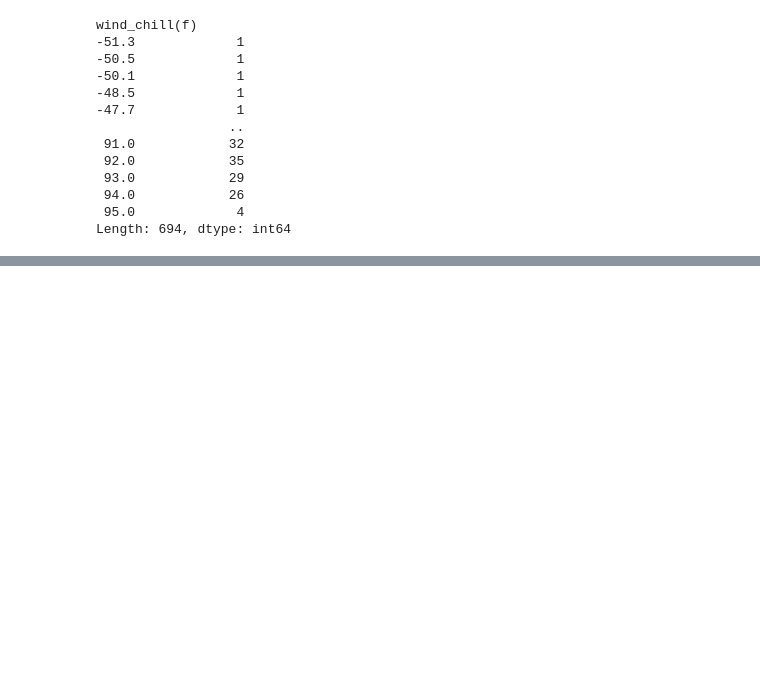
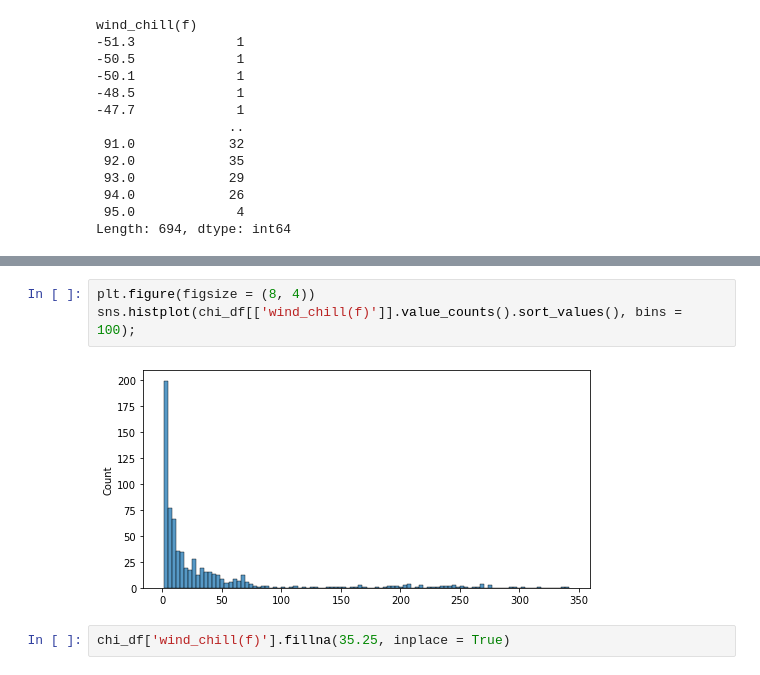
Before and after one commit to jeffreyfloyd/DST-and-traffic-implications, a Jupyter notebook: code/data_cleaning.ipynb, the cells around one changed output, grey strips where cells are left out. Cells and saved outputs as stored; diff of their text form; blank space fills up the shorter version.

```diff
--- a/code/data_cleaning.ipynb
+++ b/code/data_cleaning.ipynb
@@ -196,0 +190,7 @@ sns.histplot(chi_df[['wind_chill(f)']].value_counts().sort_index(), bins = 100);
+# %%
+plt.figure(figsize = (8, 4))
+sns.histplot(chi_df[['wind_chill(f)']].value_counts().sort_values(), bins = 100);
+# %% [output]
+[figure, added]
+# %%
+chi_df['wind_chill(f)'].fillna(35.25, inplace = True)
```
Also changed, not shown: parts of 60 cells of this notebook, 1 other file.
